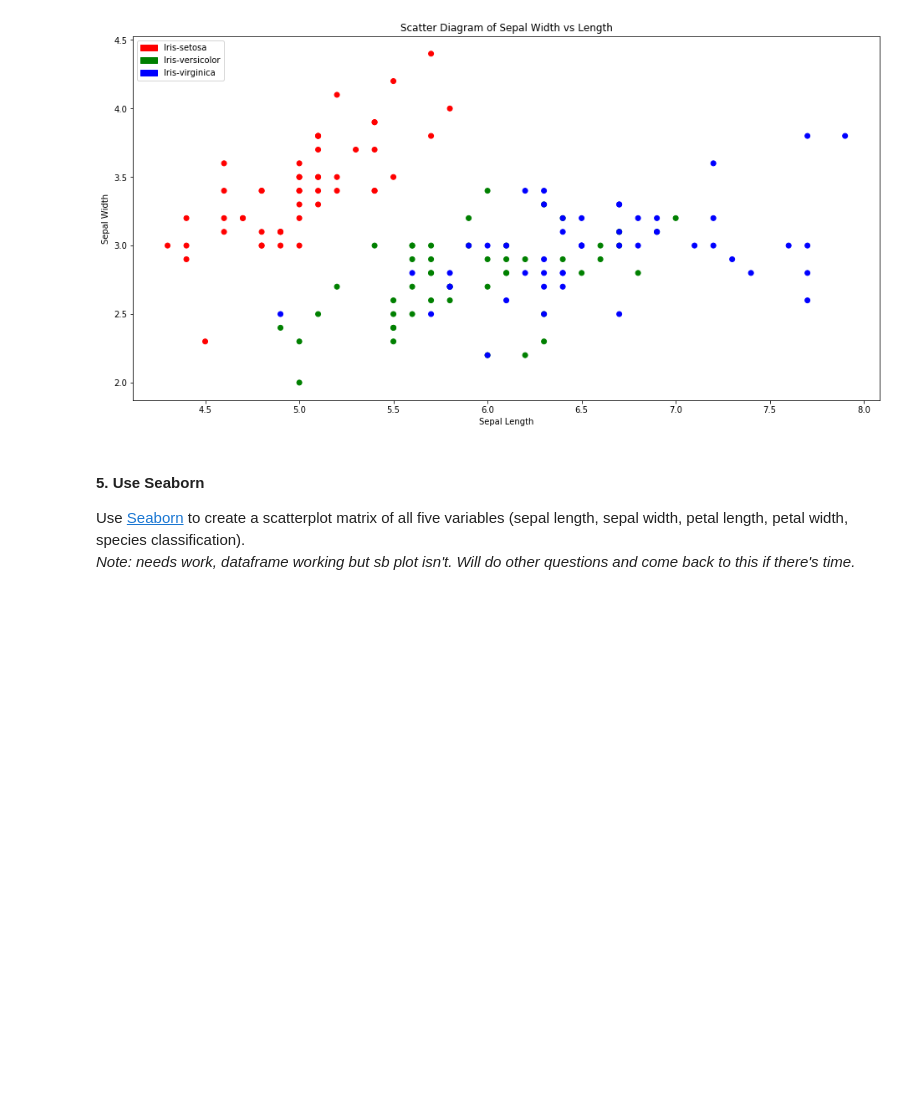
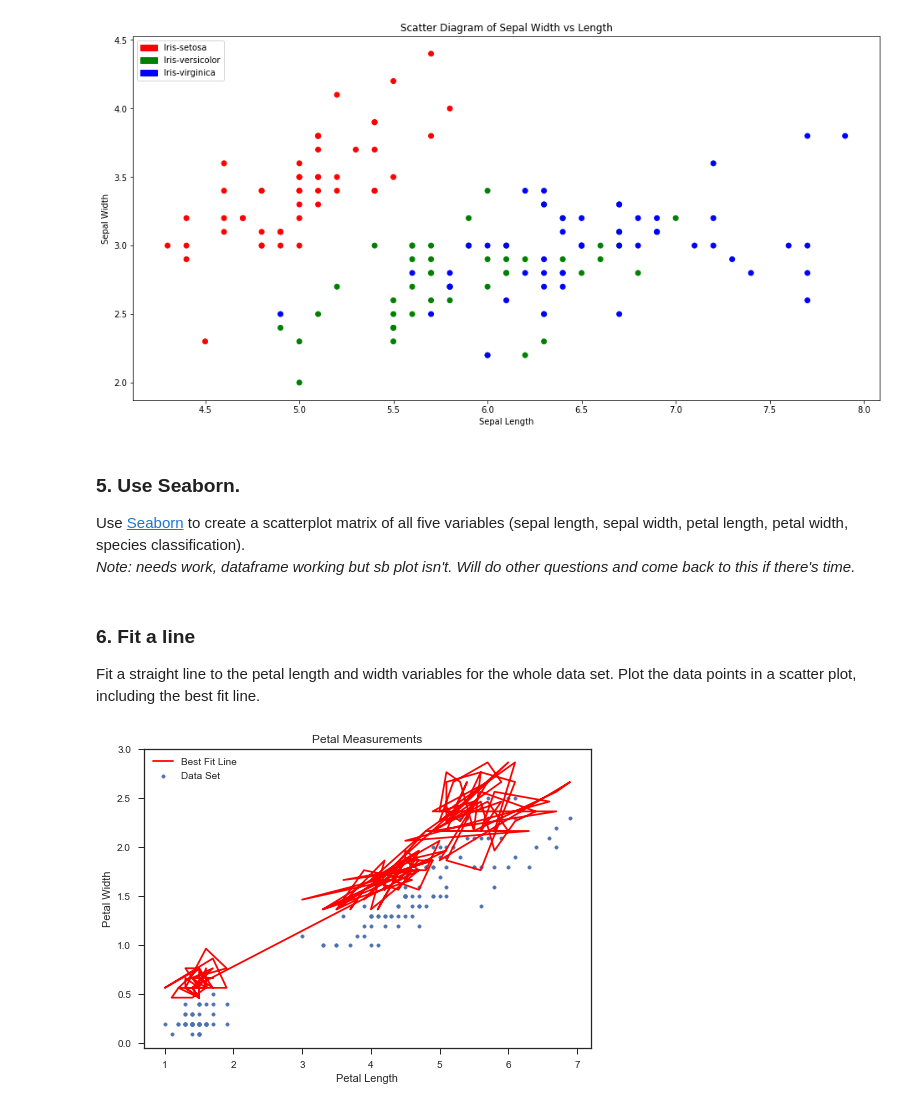
Before and after one commit to rebeccabernie/Iris-JPN, a Jupyter notebook: IrisData.ipynb, the cells around one changed output. Drawn from its saved outputs; the diff is of its cells as text; code cells hidden in the pictures; blank space fills up the shorter version.

Commit message:
Changed method of reading data, working on fitting a line

```diff
--- a/IrisData.ipynb
+++ b/IrisData.ipynb
@@ -34,0 +6,11 @@ with open(filename, 'rt') as f:
+# %%
+# https://docs.scipy.org/doc/numpy-1.13.0/reference/generated/numpy.genfromtxt.html
+
+import numpy as np
+filename = 'data.csv'
+sLen, sWid, pLen, pWid = np.genfromtxt('data.csv', delimiter=',', usecols=(0,1,2,3), unpack=True, dtype=float)
+spec = np.genfromtxt('data.csv', delimiter=',', usecols=(4), unpack=True, dtype=str)
+
+
+for i in range(10):
+    print('{0:.1f} {1:.1f} {2:.1f} {3:.1f} {4:s}'.format(sLen[i], sWid[i], pLen[i], pWid[i], spec[i]))
@@ -77,7 +70,7 @@ pl.show()
 # %% [output]
 [figure]
 # %% [markdown]
-#### 5. Use Seaborn
+### 5. Use Seaborn.
 Use [Seaborn](http://seaborn.pydata.org/index.html) to create a scatterplot matrix of all five variables (sepal length, sepal width, petal length, petal width, species classification).
 *Note: needs work, dataframe working but sb plot isn't. Will do other questions and come back to this if there's time.*
 # %%
@@ -93,2 +86,25 @@ df = pn.DataFrame({'Sepal Length': sLen, 'Sepal Width': sWid, 'Petal Length': pL
 #sb.pairplot(df)
 #sb.pairplot(df, hue="Species")
+# %% [markdown]
+### 6. Fit a line
+Fit a straight line to the petal length and width variables for the whole data set. Plot the data points in a scatter plot, including the best fit line.
+# %%
+# Conversions adapted from https://stackoverflow.com/a/26440523/7232648
+
+# Adapted from https://github.com/emerging-technologies/emerging-technologies.github.io/blob/master/notebooks/simple-linear-regression.ipynb
+w = pLen
+d = pWid
+
+np.polyfit(w, d, 1)
+
+pl.title('Petal Measurements')
+pl.xlabel('Petal Length')
+pl.ylabel('Petal Width')
+
+pl.scatter(w, d, marker='.', label='Data Set')
+pl.plot(w, m * w + c, 'r', label='Best Fit Line')
+
+pl.legend()
+pl.show()
+# %% [output]
+[figure, added]
```
Also changed, not shown: parts of 3 cells of this notebook.
